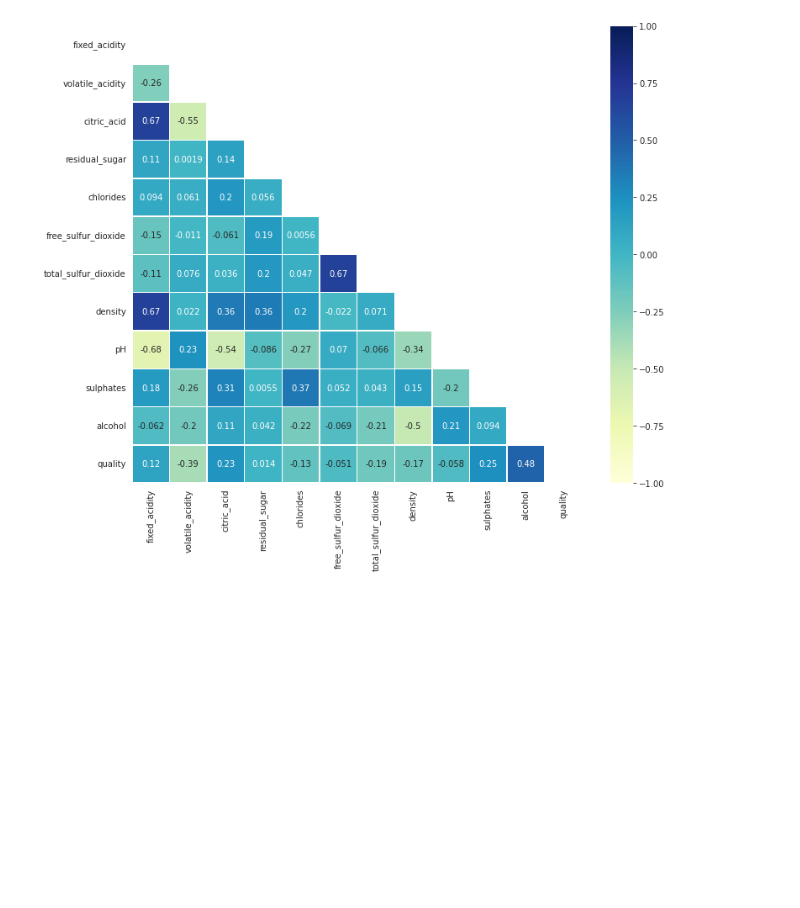
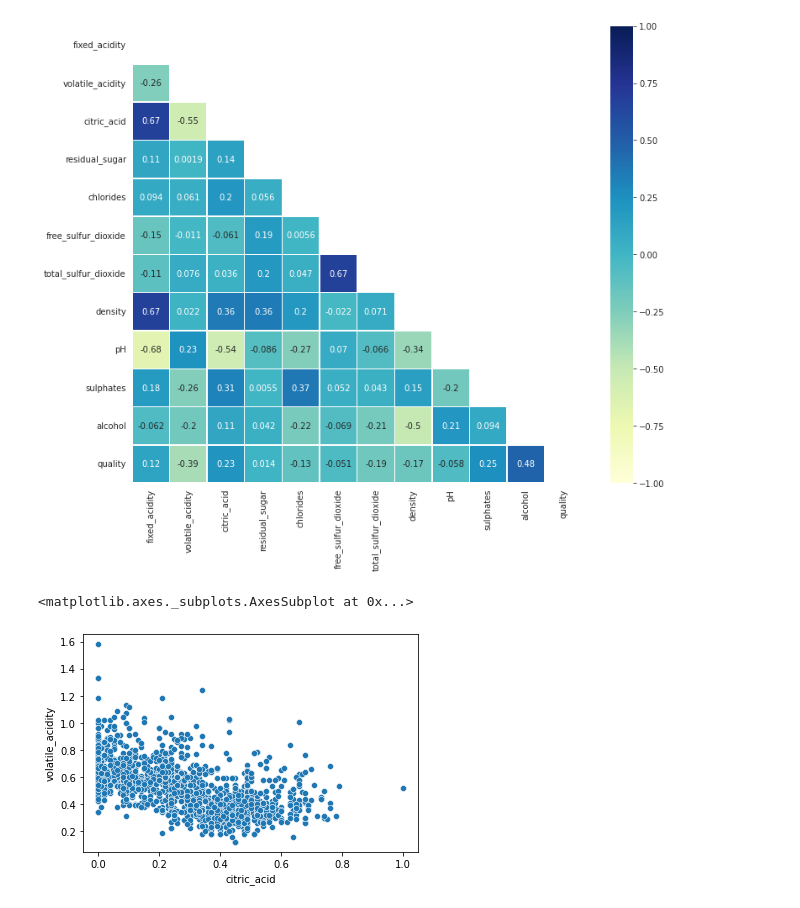
Before and after one commit to reinozab/BEDU, a Jupyter notebook: Modulo 4/Sesion-04/Reto-02/matriz_de_correlaciones.ipynb, the cells around one changed output. Cells and saved outputs as stored; diff of their text form; code cells hidden in the pictures; blank space fills up the shorter version.

```diff
--- a/Modulo 4/Sesion-04/Reto-02/matriz_de_correlaciones.ipynb
+++ b/Modulo 4/Sesion-04/Reto-02/matriz_de_correlaciones.ipynb
@@ -68,3 +68,9 @@ with sns.axes_style("white"):
   ax = sns.heatmap(df.corr(),mask=mask,vmin=-1, vmax=1, annot=True, cmap="YlGnBu", linewidths=.5);
 # %% [output]
 [figure]
+# %%
+df['citric_acid'].corr(df['volatile_acidity'])
+sns.scatterplot(df['citric_acid'], df['volatile_acidity'])
+# %% [output]
+<matplotlib.axes._subplots.AxesSubplot at 0x...>
+[figure, added]
```
Also changed, not shown: parts of 1 cell of this notebook.
